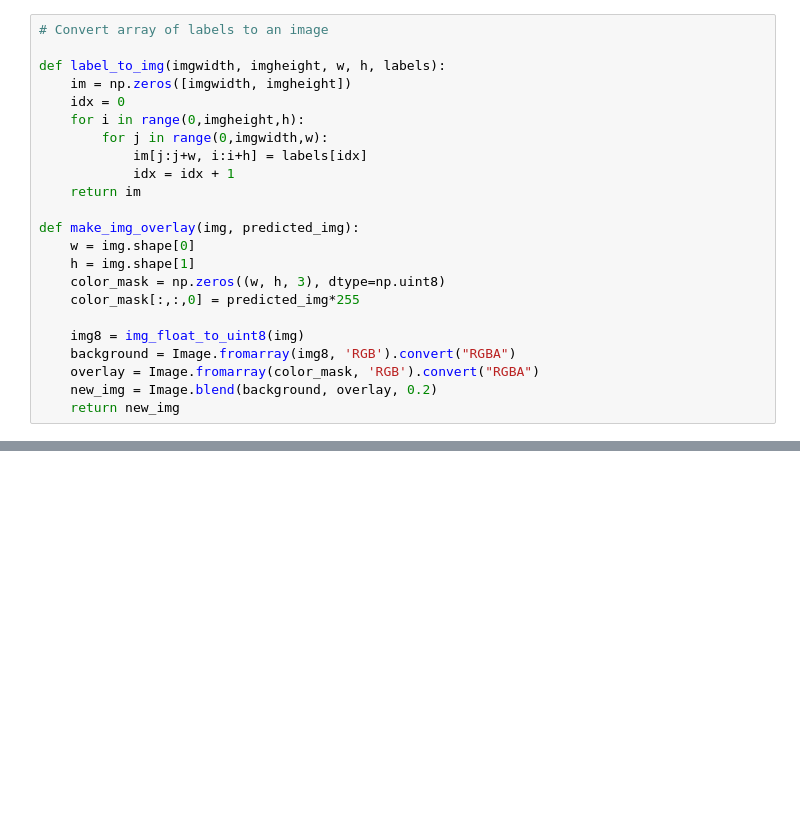
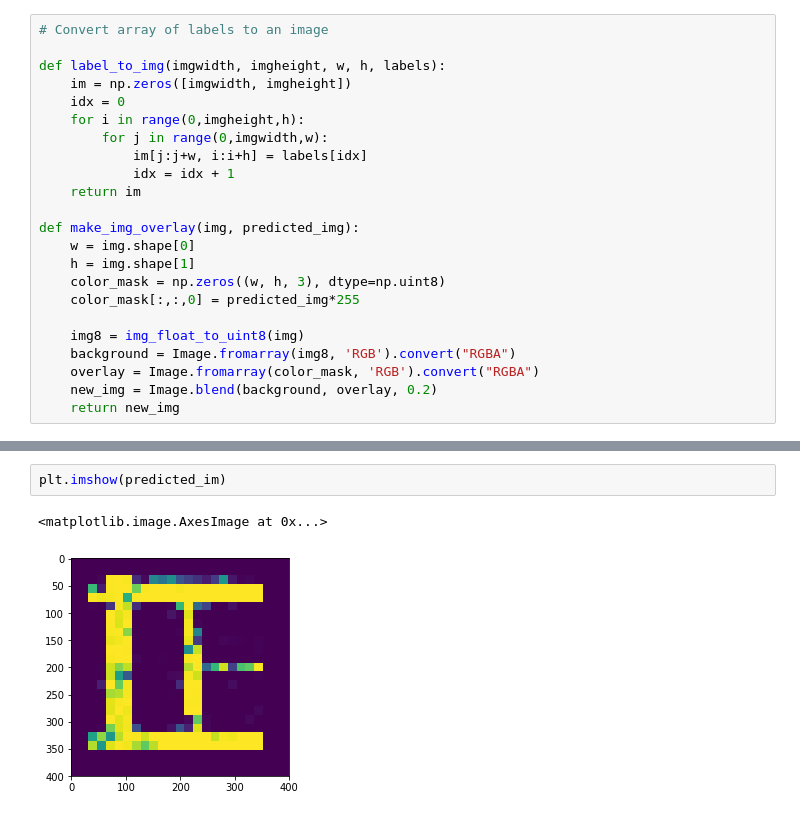
Before and after one commit to mukel/epfml17-segmentation, a Jupyter notebook: segment_aerial_images_keras.ipynb, the cells around one changed output, grey strips where cells are left out. Drawn from its saved outputs; the diff is of its cells as text; blank space fills up the shorter version.

```diff
--- a/segment_aerial_images_keras.ipynb
+++ b/segment_aerial_images_keras.ipynb
@@ -279,0 +296,5 @@ plt.imshow(new_img)
+# %%
+plt.imshow(predicted_im)
+# %% [output]
+<matplotlib.image.AxesImage at 0x...>
+[figure, added]
```
Also changed, not shown: parts of 17 cells of this notebook, 4 other files.
